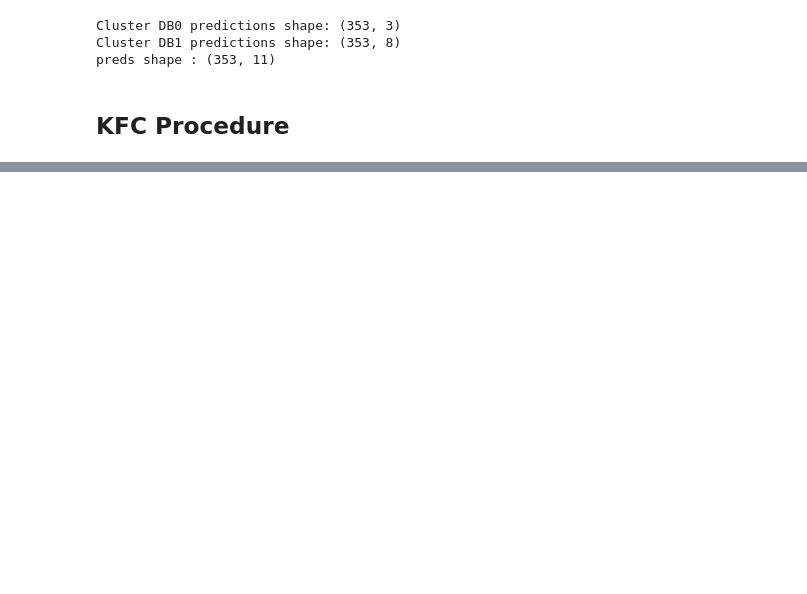
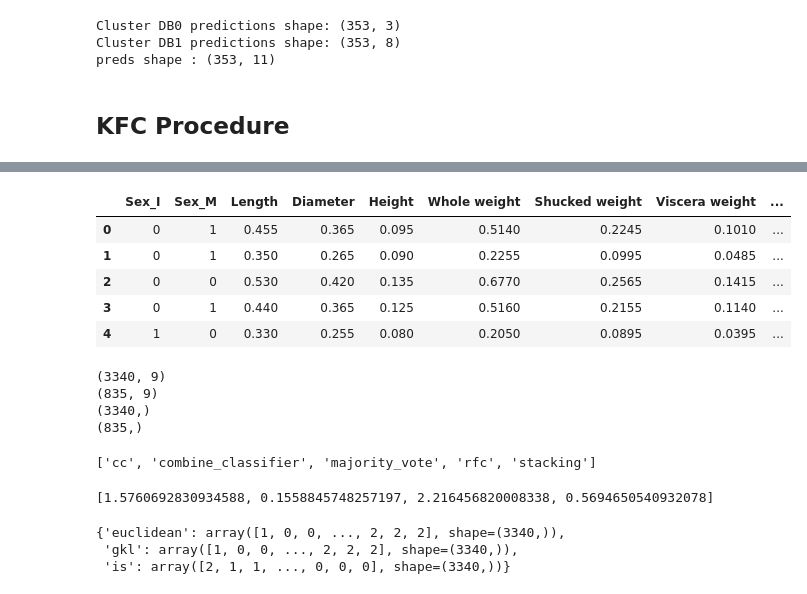
Before and after one commit to Ougi3ay/kfc-procedure, a Jupyter notebook: notebooks/kfc.ipynb, the cells around one changed output, grey strips where cells are left out. Saved outputs shown, nothing was run; the diff lists cells and outputs as text; code cells hidden in the pictures; blank space fills up the shorter version.

```diff
--- a/notebooks/kfc.ipynb
+++ b/notebooks/kfc.ipynb
@@ -520,0 +541,43 @@ kfc_reg = KFCRegressor(
+# %%
+data = data.query("Height > 0")
+X_encode = pd.concat([
+    pd.get_dummies(
+        data[['Sex']],
+        drop_first=True) * 1,
+    data.drop(columns=[
+        'Sex',
+        'Rings'
+    ]),
+], axis=1)
+y = data['Rings']
+X_encode.head()
+# %% [output]
+|  | Sex_I | Sex_M | Length | Diameter | Height | Whole weight | Shucked weight | Viscera weight | ... |
+| 0 | 0 | 1 | 0.455 | 0.365 | 0.095 | 0.5140 | 0.2245 | 0.1010 | ... |
+| 1 | 0 | 1 | 0.350 | 0.265 | 0.090 | 0.2255 | 0.0995 | 0.0485 | ... |
+| 2 | 0 | 0 | 0.530 | 0.420 | 0.135 | 0.6770 | 0.2565 | 0.1415 | ... |
+| 3 | 0 | 1 | 0.440 | 0.365 | 0.125 | 0.5160 | 0.2155 | 0.1140 | ... |
+| 4 | 1 | 0 | 0.330 | 0.255 | 0.080 | 0.2050 | 0.0895 | 0.0395 | ... |
+# %%
+from sklearn.model_selection import train_test_split
+from sklearn.preprocessing import StandardScaler, MinMaxScaler
+X_train, X_test, y_train, y_test = train_test_split(
+    X_encode,
+    y,
+    test_size=0.2,
+    random_state=42
+)
+
+scaler = MinMaxScaler(feature_range=(0.05, 0.95))  #StandardScaler()
+X_train = scaler.fit_transform(X_train)
+X_test = scaler.transform(X_test)
+
+print(X_train.shape)
+print(X_test.shape)
+print(y_train.shape)
+print(y_test.shape)
+# %% [output]
+(3340, 9)
+(835, 9)
+(3340,)
+(835,)
@@ -520,0 +597,23 @@ kfc_reg = KFCRegressor(
+# %%
+AggregationClassifierFactory.available()
+# %% [output]
+['cc', 'combine_classifier', 'majority_vote', 'rfc', 'stacking']
+# %%
+from sklearn.metrics import mean_absolute_error, mean_absolute_percentage_error, root_mean_squared_error, r2_score
+metrics = [
+    mean_absolute_error,
+    mean_absolute_percentage_error,
+    root_mean_squared_error,
+    r2_score
+]
+
+errs = [eval(y_test, y_pred) for eval in metrics]
+errs
+# %% [output]
+[1.5760692830934588, 0.1558845748257197, 2.216456820008338, 0.5694650540932078]
+# %%
+model.kstep_.clusters_
+# %% [output]
+{'euclidean': array([1, 0, 0, ..., 2, 2, 2], shape=(3340,)),
+ 'gkl': array([1, 0, 0, ..., 2, 2, 2], shape=(3340,)),
+ 'is': array([2, 1, 1, ..., 0, 0, 0], shape=(3340,))}
```
Also changed, not shown: parts of 7 cells of this notebook, 5 other files.
